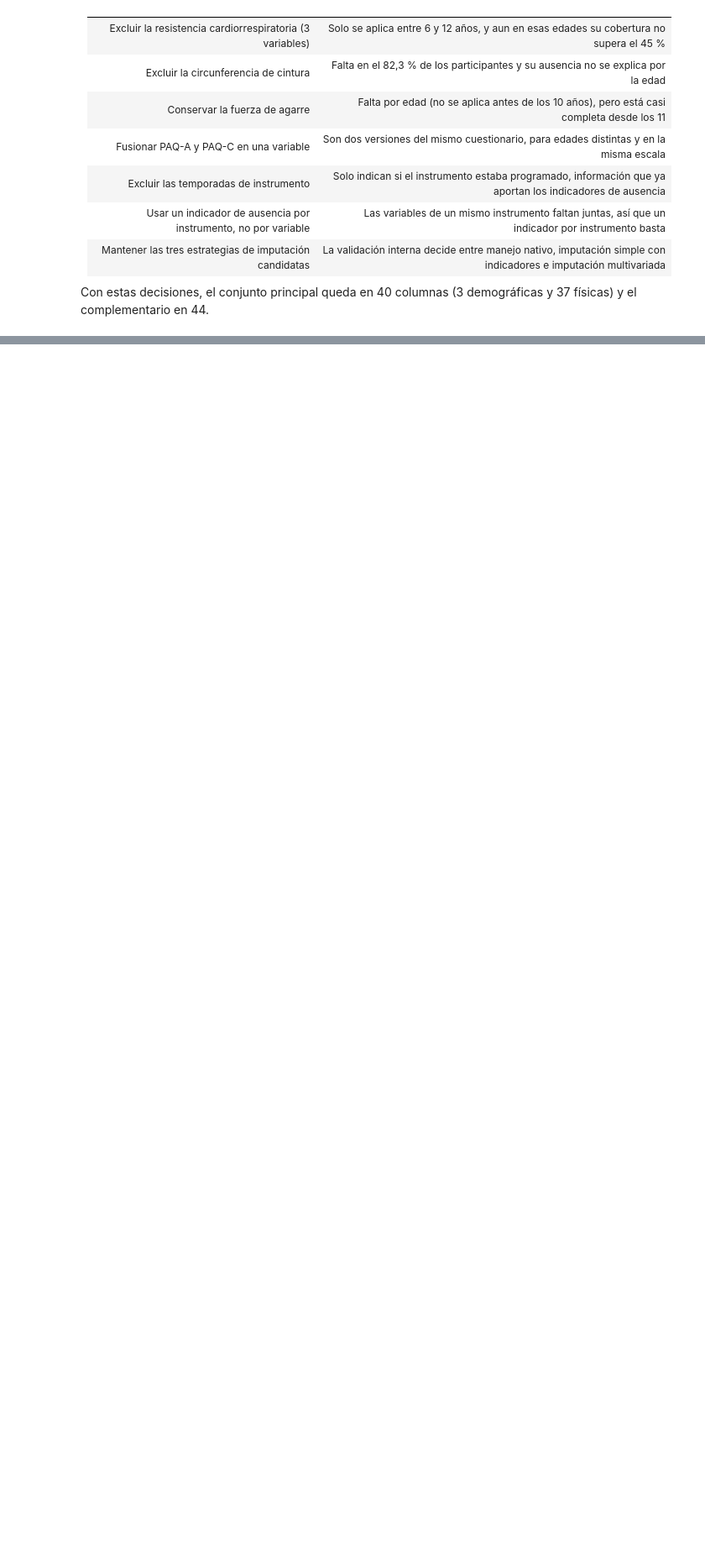
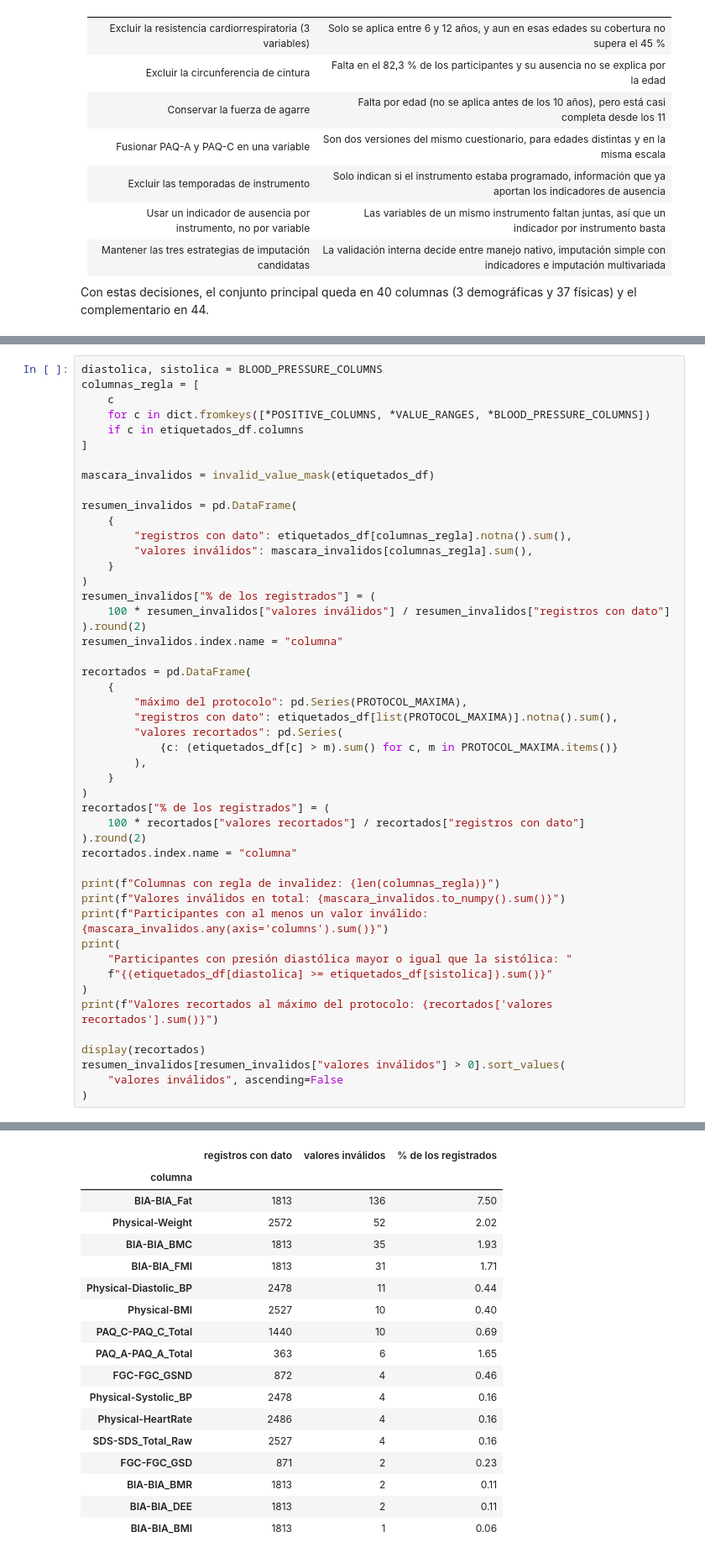
Before and after one commit to juanestebancg2806/piu-severity-prediction, a Jupyter notebook: notebooks/01_eda.ipynb, the cells around one changed output, grey strips where cells are left out. Shown at 84% size. Saved outputs shown, nothing was run; the diff lists cells and outputs as text; blank space fills up the shorter version.

```diff
--- a/notebooks/01_eda.ipynb
+++ b/notebooks/01_eda.ipynb
@@ -1208,0 +1254,49 @@ Con estas decisiones, el conjunto principal queda en 40 columnas (3 demográfica
+# %%
+diastolica, sistolica = BLOOD_PRESSURE_COLUMNS
+columnas_regla = [
+    c
+    for c in dict.fromkeys([*POSITIVE_COLUMNS, *VALUE_RANGES, *BLOOD_PRESSURE_COLUMNS])
+    if c in etiquetados_df.columns
+]
+
+mascara_invalidos = invalid_value_mask(etiquetados_df)
+
+resumen_invalidos = pd.DataFrame(
+    {
+        "registros con dato": etiquetados_df[columnas_regla].notna().sum(),
+        "valores inválidos": mascara_invalidos[columnas_regla].sum(),
+    }
+)
+resumen_invalidos["% de los registrados"] = (
+    100 * resumen_invalidos["valores inválidos"] / resumen_invalidos["registros con dato"]
+).round(2)
+resumen_invalidos.index.name = "columna"
+
+recortados = pd.DataFrame(
+    {
+        "máximo del protocolo": pd.Series(PROTOCOL_MAXIMA),
+        "registros con dato": etiquetados_df[list(PROTOCOL_MAXIMA)].notna().sum(),
+        "valores recortados": pd.Series(
+            {c: (etiquetados_df[c] > m).sum() for c, m in PROTOCOL_MAXIMA.items()}
+        ),
+    }
+)
+recortados["% de los registrados"] = (
+    100 * recortados["valores recortados"] / recortados["registros con dato"]
+).round(2)
+recortados.index.name = "columna"
+
+print(f"Columnas con regla de invalidez: {len(columnas_regla)}")
+print(f"Valores inválidos en total: {mascara_invalidos.to_numpy().sum()}")
+print(f"Participantes con al menos un valor inválido: {mascara_invalidos.any(axis='columns').sum()}")
+print(
+    "Participantes con presión diastólica mayor o igual que la sistólica: "
+    f"{(etiquetados_df[diastolica] >= etiquetados_df[sistolica]).sum()}"
+)
+print(f"Valores recortados al máximo del protocolo: {recortados['valores recortados'].sum()}")
+
+display(recortados)
+resumen_invalidos[resumen_invalidos["valores inválidos"] > 0].sort_values(
+    "valores inválidos", ascending=False
+)
+# %% [output]
@@ -1208,0 +1315,18 @@ Con estas decisiones, el conjunto principal queda en 40 columnas (3 demográfica
+|  | registros con dato | valores inválidos | % de los registrados |
+| columna |  |  |  |
+| BIA-BIA_Fat | 1813 | 136 | 7.50 |
+| Physical-Weight | 2572 | 52 | 2.02 |
+| BIA-BIA_BMC | 1813 | 35 | 1.93 |
+| BIA-BIA_FMI | 1813 | 31 | 1.71 |
+| Physical-Diastolic_BP | 2478 | 11 | 0.44 |
+| Physical-BMI | 2527 | 10 | 0.40 |
+| PAQ_C-PAQ_C_Total | 1440 | 10 | 0.69 |
+| PAQ_A-PAQ_A_Total | 363 | 6 | 1.65 |
+| FGC-FGC_GSND | 872 | 4 | 0.46 |
+| Physical-Systolic_BP | 2478 | 4 | 0.16 |
+| Physical-HeartRate | 2486 | 4 | 0.16 |
+| SDS-SDS_Total_Raw | 2527 | 4 | 0.16 |
+| FGC-FGC_GSD | 871 | 2 | 0.23 |
+| BIA-BIA_BMR | 1813 | 2 | 0.11 |
+| BIA-BIA_DEE | 1813 | 2 | 0.11 |
+| BIA-BIA_BMI | 1813 | 1 | 0.06 |
```
Also changed, not shown: parts of 9 cells of this notebook, 4 other files.
